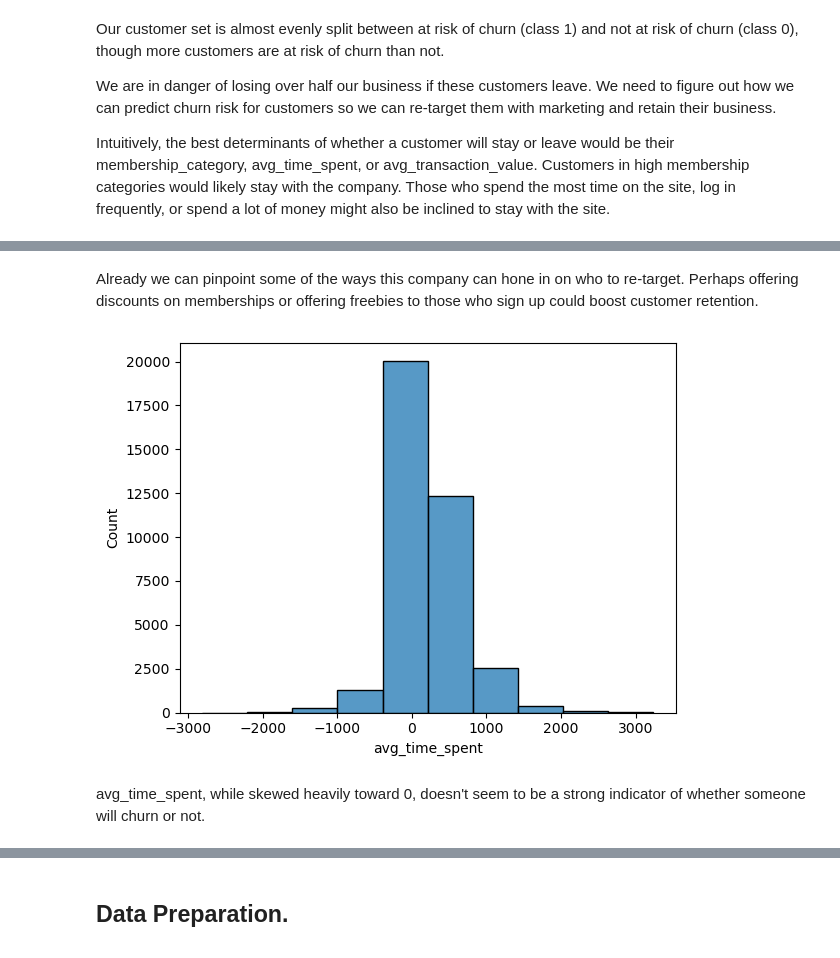
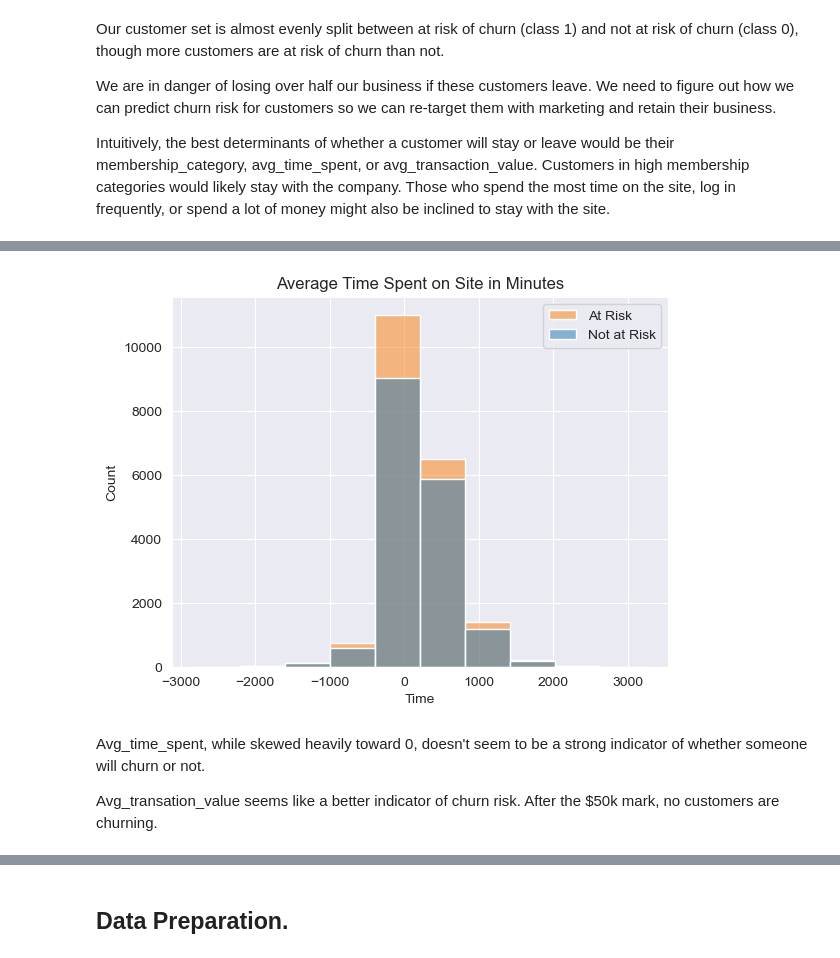
Before and after one commit to npagrawal/Churn-Rate-Machine-Learning, a Jupyter notebook: Churn Rate Analysis.ipynb, the cells around one changed output, grey strips where cells are left out. Saved outputs shown, nothing was run; the diff lists cells and outputs as text; code cells hidden in the pictures.

Commit message:
updating images

```diff
--- a/Churn Rate Analysis.ipynb
+++ b/Churn Rate Analysis.ipynb
@@ -74,7 +75,7 @@ This dataset has nearly 37,000 rows of data. What does the breakdown of our targ
 class_0 = (df["churn_risk_score"] == 0).sum()
 class_1 = (df["churn_risk_score"] == 1).sum()
 
-plt.bar([0, 1], [class_0, class_1])
-plt.xticks(np.arange(0, 2, step=1))
+sns.barplot(x=["Not at Risk", "At Risk"], y=[class_0, class_1])
+sns.set_style("darkgrid")
 plt.show()
 # %% [output]
@@ -92,0 +89,12 @@ plt.xticks(rotation=90);
+# %%
+membership_order = ["No Membership", "Basic Membership", "Silver Membership", "Gold Membership", "Premium Membership",
+                   "Platinum Membership"]
+scores = df.copy()
+scores["churn_risk_score"] = scores["churn_risk_score"].replace(0, "Not at Risk").replace(1, "At Risk")
+
+sns.countplot(data=scores, x="membership_category", hue="churn_risk_score", order = membership_order)
+plt.legend(loc='upper right')
+plt.xticks(rotation = 90)
+plt.title("Membership Category")
+plt.xlabel("Membership")
+plt.ylabel("Count");
@@ -123,8 +107,11 @@ Name: churn_risk_score, dtype: int64
-# %% [markdown]
-Already we can pinpoint some of the ways this company can hone in on who to re-target. Perhaps offering discounts on memberships or offering freebies to those who sign up could boost customer retention.
 # %%
-sns.histplot(data = df, x = "avg_time_spent", bins = 10);
+sns.histplot(data = scores, x = "avg_time_spent", hue="churn_risk_score", bins = 10)
+plt.legend(loc='upper right', labels=['At Risk', 'Not at Risk'])
+plt.title("Average Time Spent on Site in Minutes")
+plt.xlabel("Time");
 # %% [output]
-[figure, old version]
+[figure, new version]
 # %% [markdown]
-avg_time_spent, while skewed heavily toward 0, doesn't seem to be a strong indicator of whether someone will churn or not.
+Avg_time_spent, while skewed heavily toward 0, doesn't seem to be a strong indicator of whether someone will churn or not.
+
+Avg_transation_value seems like a better indicator of churn risk. After the $50k mark, no customers are churning.
```
Also changed, not shown: parts of 47 cells of this notebook, 7 other files.
